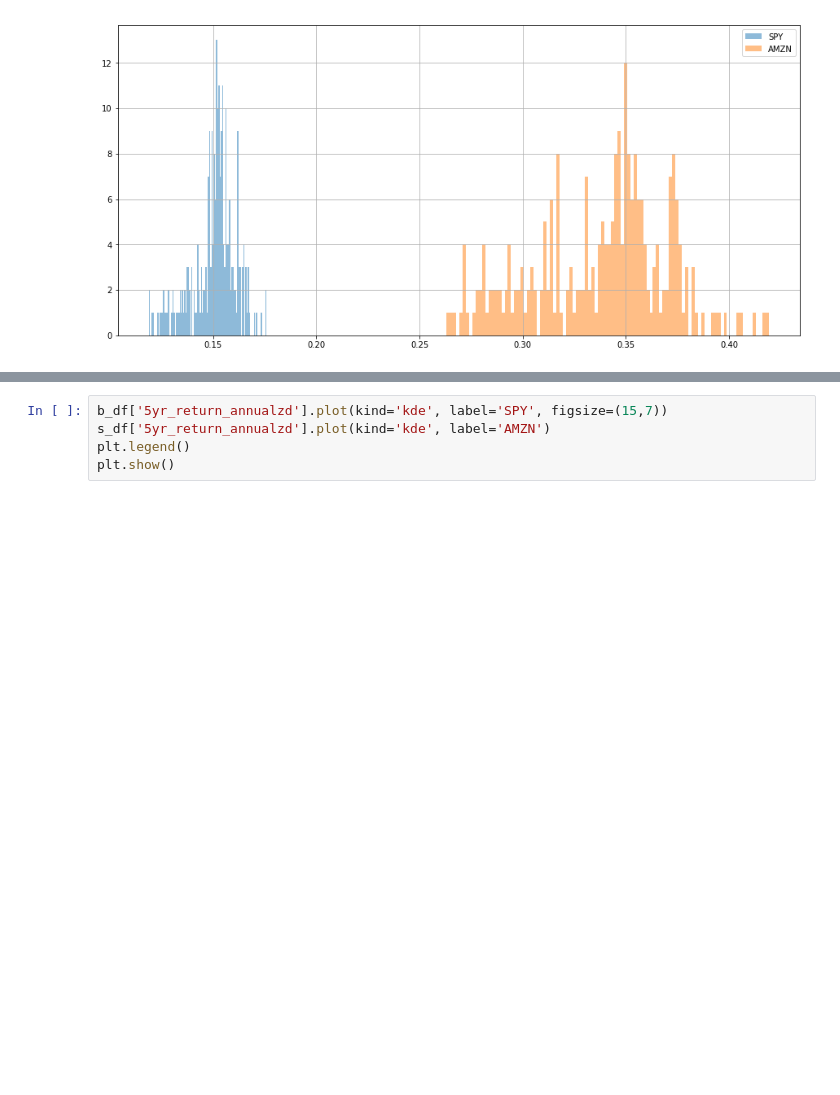
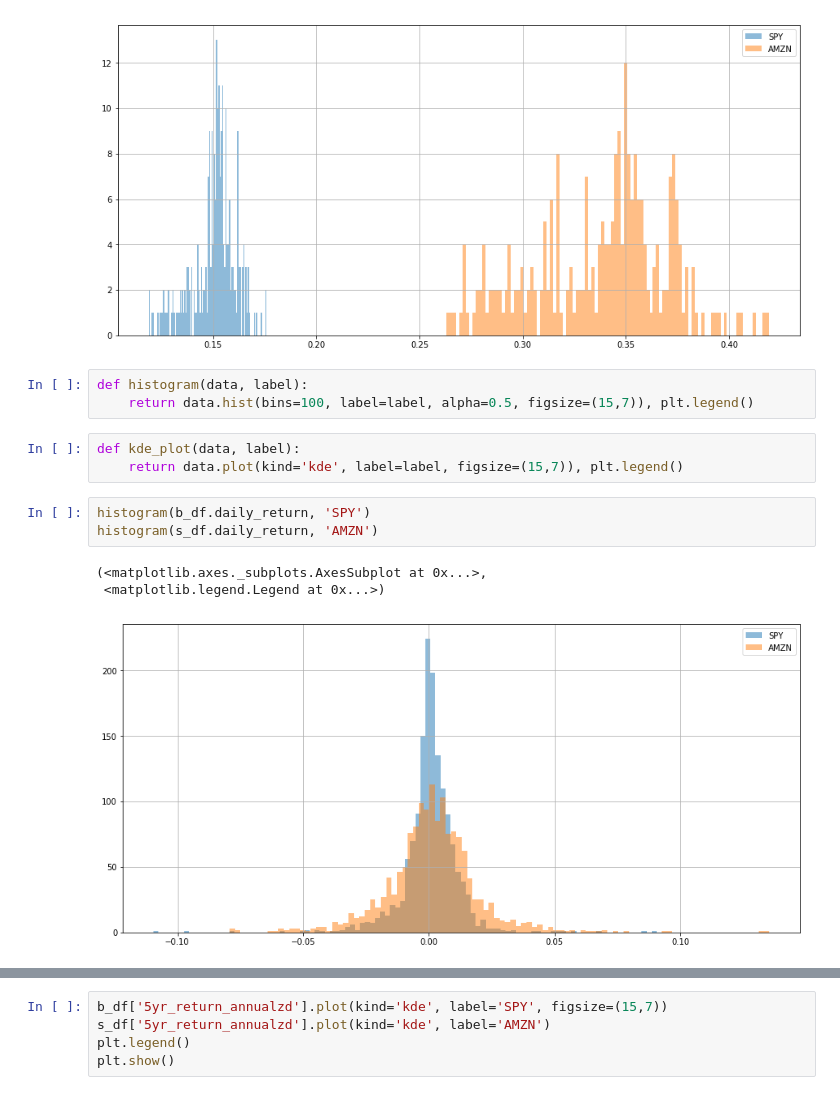
Before and after one commit to Fayee0103/Team9-Project1, a Jupyter notebook: analytics.ipynb, the cells around one changed output, grey strips where cells are left out. Saved outputs shown, nothing was run; the diff lists cells and outputs as text; blank space fills up the shorter version.

```diff
--- a/analytics.ipynb
+++ b/analytics.ipynb
@@ -267,3 +277,16 @@ plt.legend()
 # %% [output]
 <matplotlib.legend.Legend at 0x...>
 [figure]
+# %%
+def histogram(data, label):
+    return data.hist(bins=100, label=label, alpha=0.5, figsize=(15,7)), plt.legend()
+# %%
+def kde_plot(data, label):
+    return data.plot(kind='kde', label=label, figsize=(15,7)), plt.legend()
+# %%
+histogram(b_df.daily_return, 'SPY')
+histogram(s_df.daily_return, 'AMZN')
+# %% [output]
+(<matplotlib.axes._subplots.AxesSubplot at 0x...>,
+ <matplotlib.legend.Legend at 0x...>)
+[figure, added]
```
Also changed, not shown: parts of 5 cells of this notebook, 1 other file.
